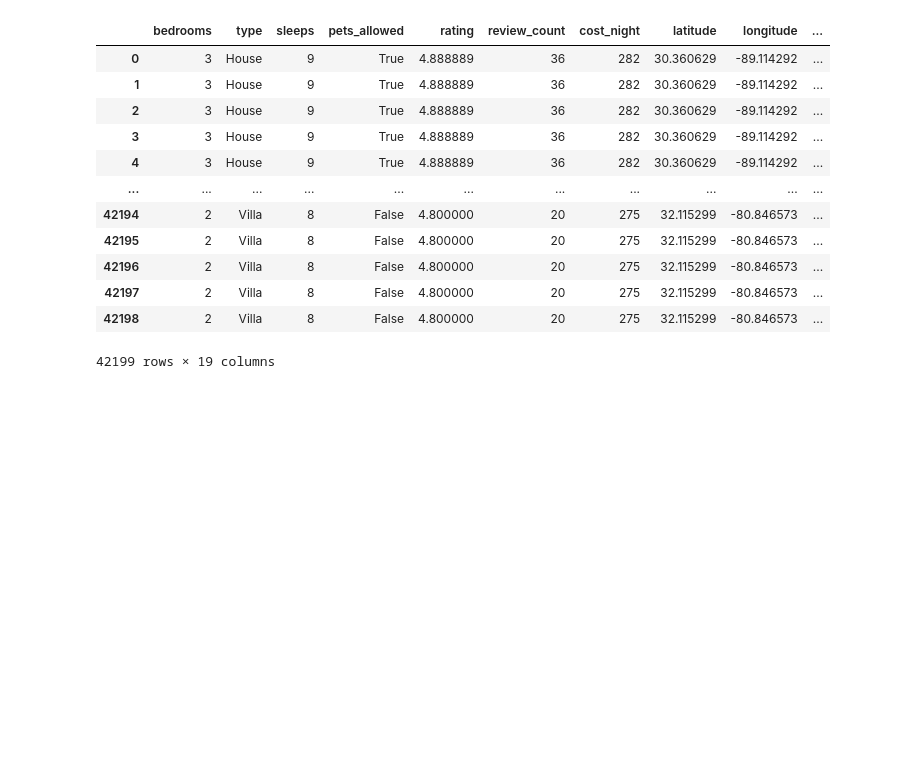
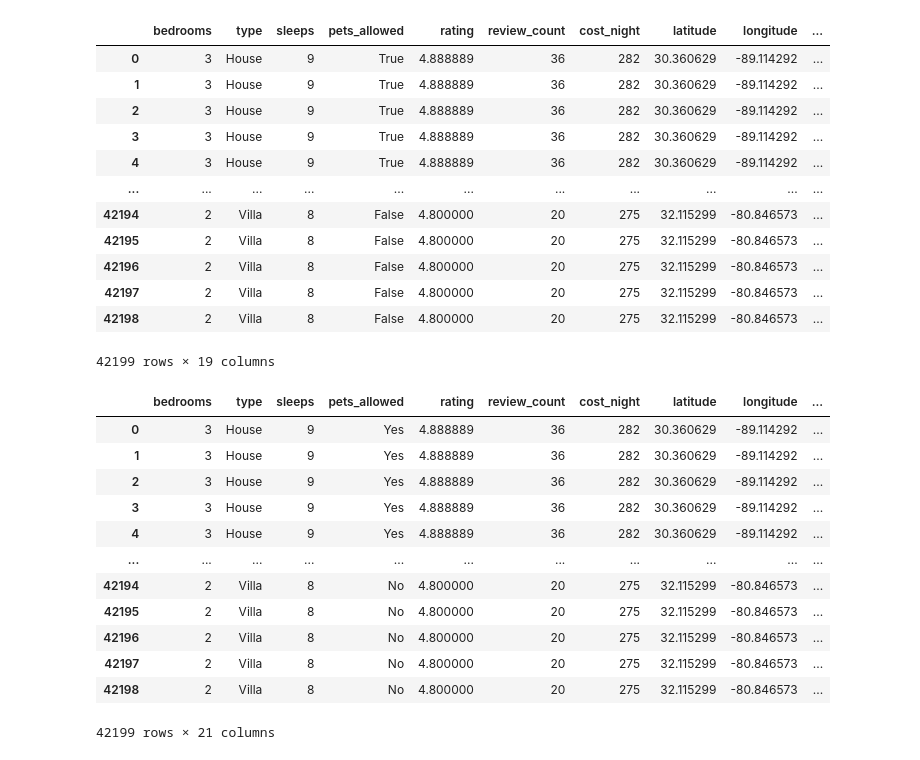
Before and after one commit to NSS-Full-Time-Data-Analytics-9/bwilhelm_capstone, a Jupyter notebook: scripts/master_list.ipynb, the cells around one changed output. Saved outputs shown, nothing was run; the diff lists cells and outputs as text; code cells hidden in the pictures; blank space fills up the shorter version.

```diff
--- a/scripts/master_list.ipynb
+++ b/scripts/master_list.ipynb
@@ -363,3 +407,11 @@ master_list
 | 42197 | 2 | Villa | 8 | False | 4.800000 | 20 | 275 | 32.115299 | -80.846573 | ... |
 | 42198 | 2 | Villa | 8 | False | 4.800000 | 20 | 275 | 32.115299 | -80.846573 | ... |
 42199 rows × 19 columns
+# %%
+for index, row in master_list.iterrows():
+    if row.bedrooms < 3:
+        master_list.loc[index, 'beds'] = '2 or Less'
+    elif row.bedrooms > 5:
+        master_list.loc[index, 'beds'] = '6 or more'
+    else:
+        master_list.loc[index, 'beds'] = '3-5'
@@ -365,0 +458,22 @@ master_list
+# %%
+for index, row in master_list.iterrows():
+    if row.pets_allowed == True:
+        master_list.loc[index, 'pets_allowed'] = 'Yes'
+    else:
+        master_list.loc[index, 'pets_allowed'] = 'No'
+# %%
+master_list
+# %% [output]
+|  | bedrooms | type | sleeps | pets_allowed | rating | review_count | cost_night | latitude | longitude | ... |
+| 0 | 3 | House | 9 | Yes | 4.888889 | 36 | 282 | 30.360629 | -89.114292 | ... |
+| 1 | 3 | House | 9 | Yes | 4.888889 | 36 | 282 | 30.360629 | -89.114292 | ... |
+| 2 | 3 | House | 9 | Yes | 4.888889 | 36 | 282 | 30.360629 | -89.114292 | ... |
+| 3 | 3 | House | 9 | Yes | 4.888889 | 36 | 282 | 30.360629 | -89.114292 | ... |
+| 4 | 3 | House | 9 | Yes | 4.888889 | 36 | 282 | 30.360629 | -89.114292 | ... |
+| ... | ... | ... | ... | ... | ... | ... | ... | ... | ... | ... |
+| 42194 | 2 | Villa | 8 | No | 4.800000 | 20 | 275 | 32.115299 | -80.846573 | ... |
+| 42195 | 2 | Villa | 8 | No | 4.800000 | 20 | 275 | 32.115299 | -80.846573 | ... |
+| 42196 | 2 | Villa | 8 | No | 4.800000 | 20 | 275 | 32.115299 | -80.846573 | ... |
+| 42197 | 2 | Villa | 8 | No | 4.800000 | 20 | 275 | 32.115299 | -80.846573 | ... |
+| 42198 | 2 | Villa | 8 | No | 4.800000 | 20 | 275 | 32.115299 | -80.846573 | ... |
+42199 rows × 21 columns
```
Also changed, not shown: parts of 4 cells of this notebook.
